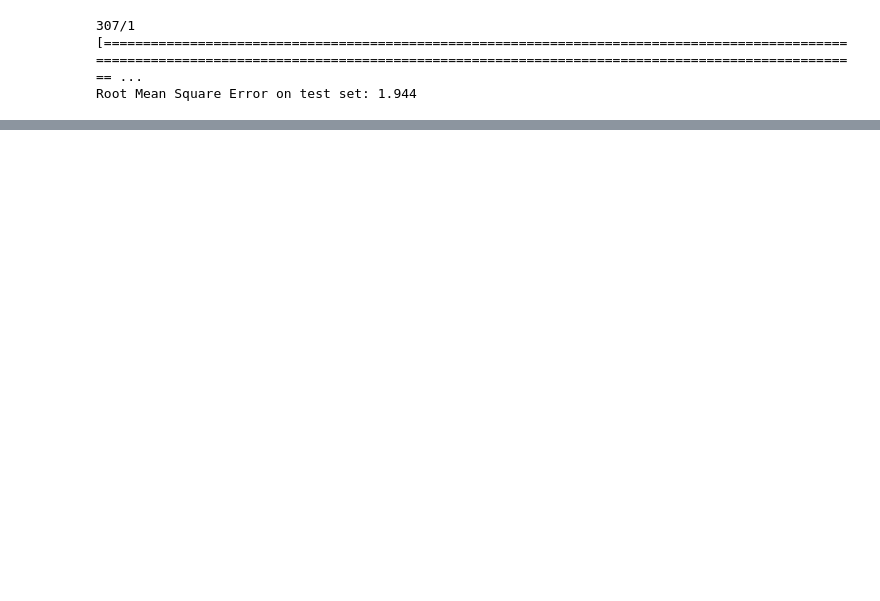
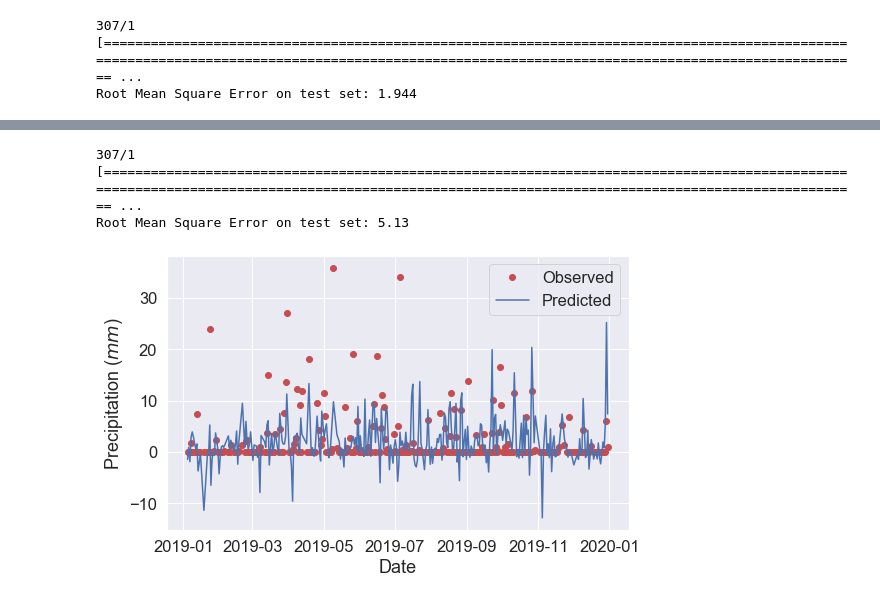
Before and after one commit to david0811/atms597_project6, a Jupyter notebook: project6_David.ipynb, the cells around one changed output, grey strips where cells are left out. Saved outputs shown, nothing was run; the diff lists cells and outputs as text; code cells hidden in the pictures; blank space fills up the shorter version.

```diff
--- a/project6_David.ipynb
+++ b/project6_David.ipynb
@@ -345,0 +552,3 @@ Root Mean Square Error on test set: 1.944
+# %%
+# Standardize
+rf_train_vars_prcp_norm = preprocessing.scale(rf_train_vars_prcp)
@@ -345,0 +573,23 @@ Root Mean Square Error on test set: 1.944
+# %%
+# Build Model with 1 hidden layer of 20 neurons
+def build_prcp_model():
+    model = keras.Sequential([
+      Dense(20, activation=tf.nn.relu, input_shape=[len(rf_train_vars_prcp_norm[0])]),
+        Dense(1)
+    ])
+
+    model.compile(optimizer = tf.optimizers.Adam(learning_rate=0.001, beta_1=0.9, beta_2=0.999, epsilon=1e-07, amsgrad=False), # there are others: https://www.tensorflow.org/versions/r2.0/api_docs/python/tf/keras/optimizers
+                  loss='mse', metrics=['mae', 'mse'])
+
+    return model
+# %%
+%%time
+prcp_model = build_prcp_model()
+
+logdir = os.path.join(logs_base_dir, datetime.datetime.now().strftime("%Y%m%d-%H%M%S"))
+tensorboard_callback = tf.keras.callbacks.TensorBoard(logdir, histogram_freq=1)
+
+history = prcp_model.fit(rf_train_vars_prcp_norm, train_verification_prcp, epochs=1000, validation_split = 0.1, callbacks=[tensorboard_callback])
+
+hist = pd.DataFrame(history.history)
+hist['epoch'] = history.epoch
@@ -345,0 +625,19 @@ Root Mean Square Error on test set: 1.944
+# %%
+rf_test_vars_prcp_norm = preprocessing.scale(rf_test_vars_prcp)
+mse, _, _ = prcp_model.evaluate(rf_test_vars_prcp_norm, test_verification_prcp)
+rmse = np.sqrt(mse)
+print('Root Mean Square Error on test set: {}'.format(round(rmse, 3)))
+# %% [output]
+307/1 [================================================================================================================================================================================================= ...
+Root Mean Square Error on test set: 5.13
+# %%
+fig, ax = plt.subplots(figsize = (8,5))
+ax.plot(test_dates, test_verification_prcp, 'ro', label = 'Observed')
+ax.plot(test_dates, prcp_model.predict(rf_test_vars_prcp_norm), 'b-', label = 'Predicted')
+ax.set_xlabel('Date')
+ax.set_ylabel('Precipitation ($mm$)')
+plt.legend(loc = 'upper right')
+plt.tight_layout()
+plt.show()
+# %% [output]
+[figure, added]
```
Also changed, not shown: parts of 34 cells of this notebook.
